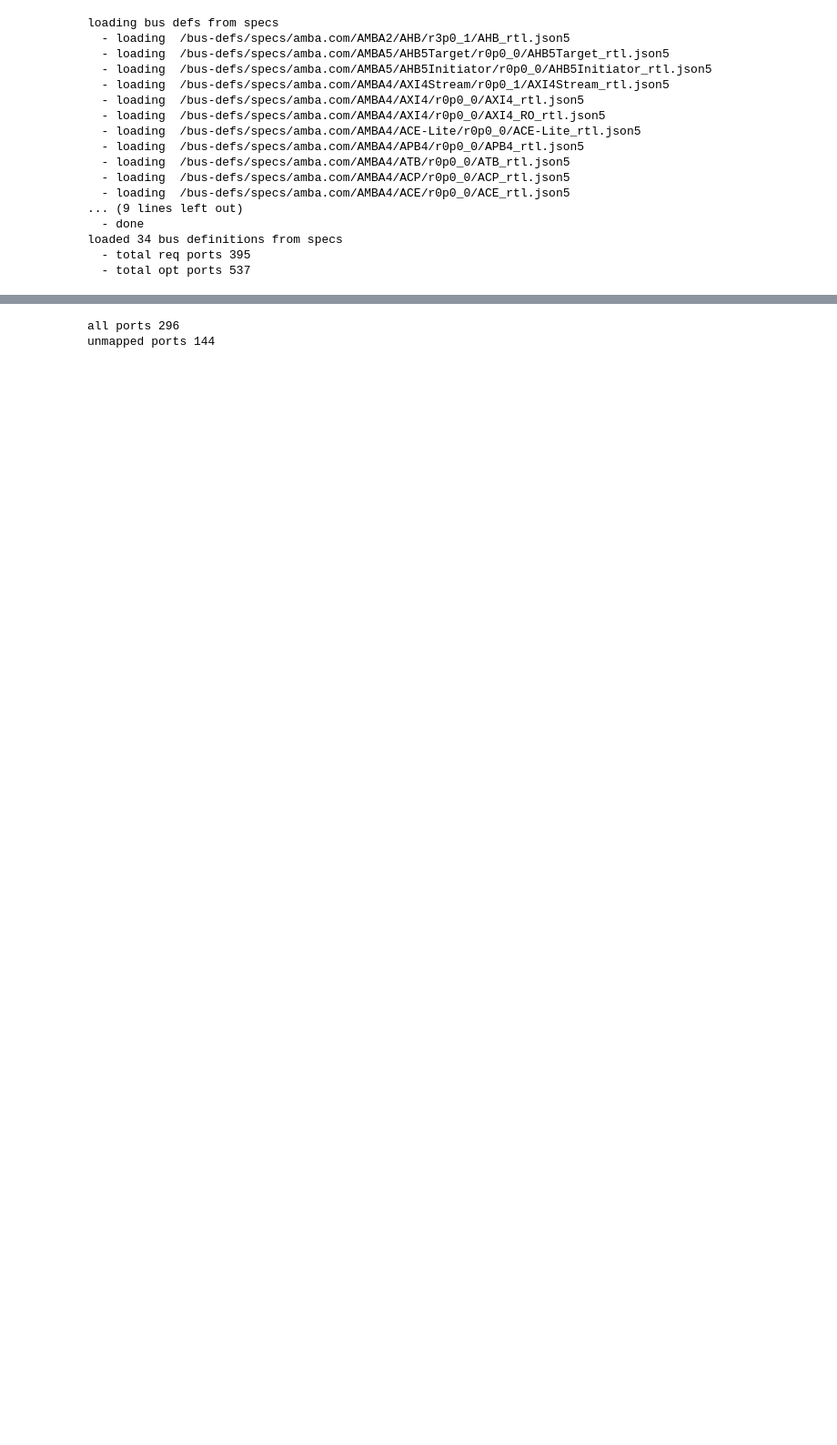
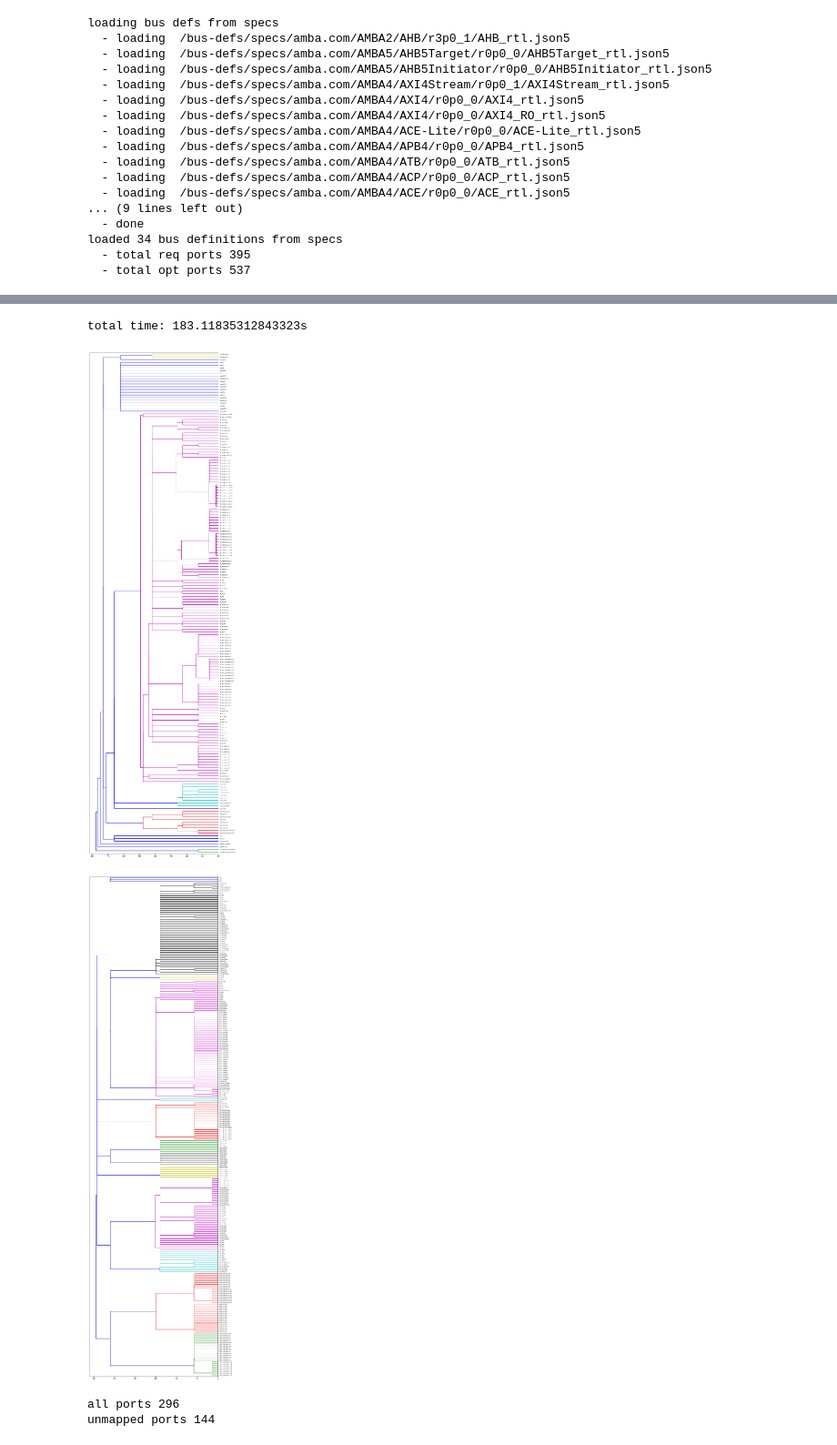
Before and after one commit to sifive/duhportinf, a Jupyter notebook: wire-inference-demo.ipynb, the cells around one changed output, grey strips where cells are left out. Shown at 91% size. Saved outputs shown, nothing was run; the diff lists cells and outputs as text; code cells hidden in the pictures; blank space fills up the shorter version.

```diff
--- a/wire-inference-demo.ipynb
+++ b/wire-inference-demo.ipynb
@@ -158,0 +108,50 @@ port_group [('axi0_ACLK', 1, 1), ('axi0_ARADDR', 37, 1), ('axi0_ARAPCMD', 1, 1),
+# %%
+stime = time.time()
+
+pcie_pg_bus_mappings = abxportinf.get_bus_matches(pcie_ports, list(bus_defs))
+
+etime = time.time()
+print('total time: {}s'.format(etime-stime))
+# %% [output]
+total time: 183.11835312843323s
+# %%
+def dump_mappings(path, pg_bus_mappings):
+
+    def indent_str(s, n=1):
+        sn = s.startswith('\n')
+        en = s.endswith('\n')
+        indent= '\t'
+        ss = indent*n + s.strip().replace('\n', '\n' + indent*n)
+        return ss+'\n' if en else ss
+
+    with open(path, 'w') as fout:
+        for port_group, bus_mappings in sorted(
+            pg_bus_mappings,
+            key=lambda x: x[1][0][0],
+        ):
+            lbm = bus_mappings[0]
+            fout.write('port group\n')
+            fout.write(str(list(sorted(port_group)))+'\n')
+            for bm in bus_mappings:
+                bd = bm[-1]
+                fout.write(indent_str('{} {}\n'.format(bd.abstract_type, bd.driver_type)))
+                fout.write(indent_str('cost:{}, fcost:{}\n'.format(bm[0], bm[1])))
+                if bd.abstract_type.name in ['AXI4_rtl', 'AXI4Stream_rtl']:
+                    debug_str = abxportinf.debug_bus_mapping(port_group, bm)
+                    fout.write(indent_str(debug_str, n=2))
+
+def dump_nonaxi_dendogram(path, ports):
+    assert path.endswith('.pdf')
+    nonaxi_ports = list(filter(
+        lambda p: not p[0].startswith('axi'),
+        ports,
+    ))
+    _, Z, wire_names = abxportinf.get_port_grouper(nonaxi_ports)
+    fig, ax = pyplot.subplots(1,1, figsize=(10,40))
+    _ = dendrogram(
+        Z,
+        ax=ax,
+        orientation='left',
+        labels=wire_names,
+    )
+    pyplot.savefig(path)
@@ -159,3 +161,9 @@ port_group [('axi0_ACLK', 1, 1), ('axi0_ARADDR', 37, 1), ('axi0_ARAPCMD', 1, 1),
+# %%
+dump_nonaxi_dendogram('ddr-nonaxi-dendogram.pdf', ddr_ports)
+dump_nonaxi_dendogram('pcie-nonaxi-dendogram.pdf', pcie_ports)
+# %% [output]
+[figure, added]
+[figure, added]
 # %%
 # for each bus mapping create a candidate component json5 entry
 from itertools import chain
```
Also changed, not shown: parts of 7 cells of this notebook, 3 other files.
